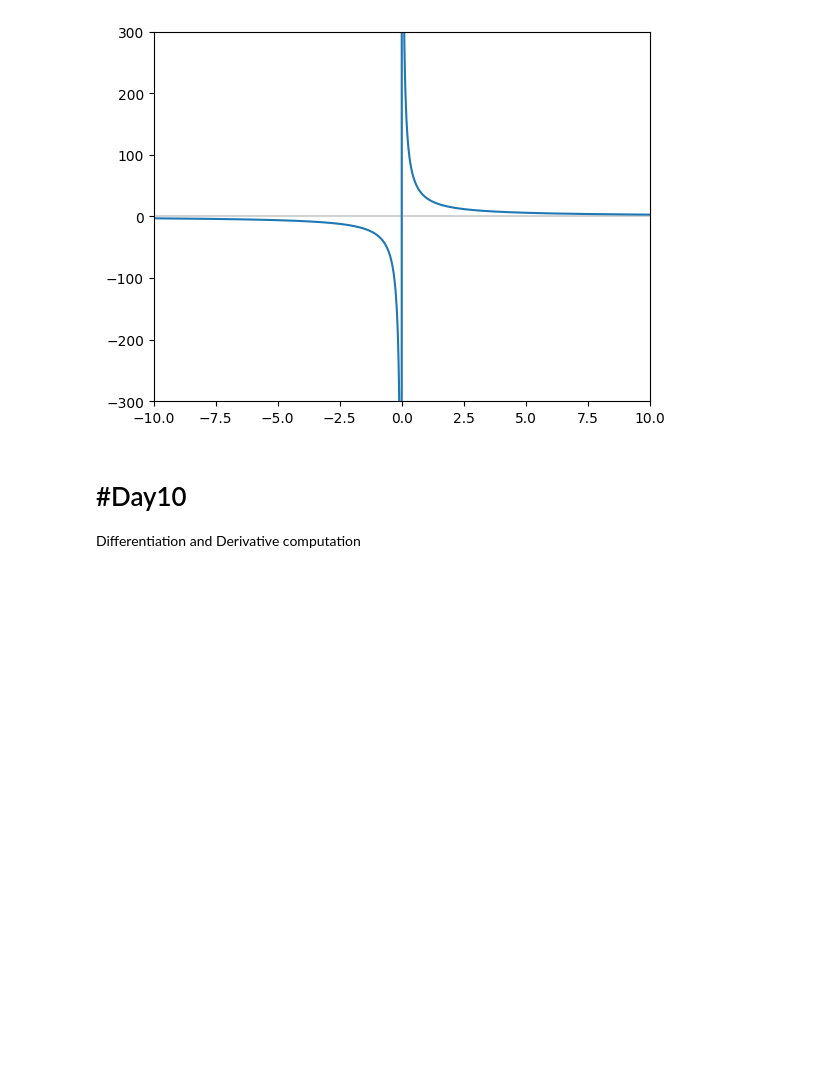
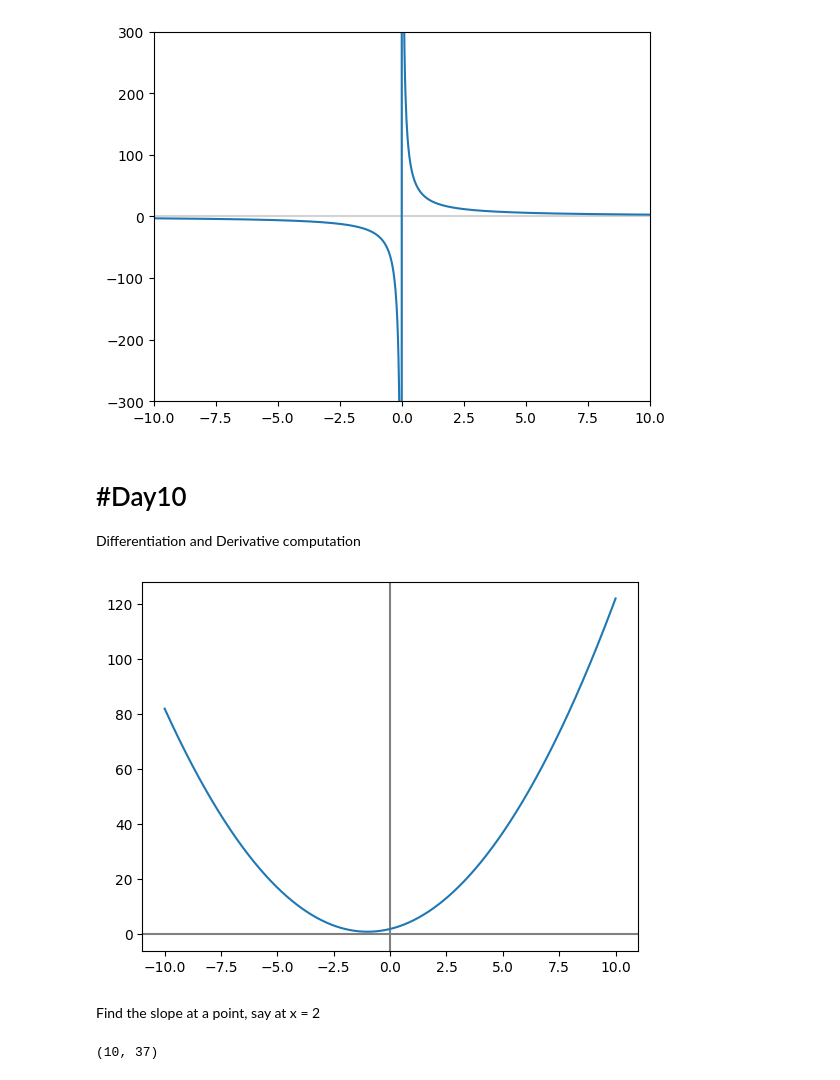
Before and after one commit to AnantUpadhyay02/100-Days-of-GenAI, a Jupyter notebook: calculus.ipynb, the cells around one changed output. Cells and saved outputs as stored; diff of their text form; code cells hidden in the pictures; blank space fills up the shorter version.

```diff
--- a/calculus.ipynb
+++ b/calculus.ipynb
@@ -85,3 +85,22 @@ y= infi_func(x)
 # %% [markdown]
 # #Day10
 Differentiation and Derivative computation
+# %%
+def f(eq_x):
+    eq_y = eq_x**2+eq_x*2+2
+    return eq_y
+# %%
+y = f(x)
+# %%
+fig, ax = plt.subplots()
+plt.axvline(x = 0, color = "grey")
+plt.axhline(y = 0, color = "grey")
+_ = plt.plot(x,y)
+# %% [output]
+[figure, added]
+# %% [markdown]
+Find the slope at a point, say at x = 2
+# %%
+f(2),f(5) #that means y = 10 at x = 2
+# %% [output]
+(10, 37)
```
Also changed, not shown: parts of 7 cells of this notebook.
